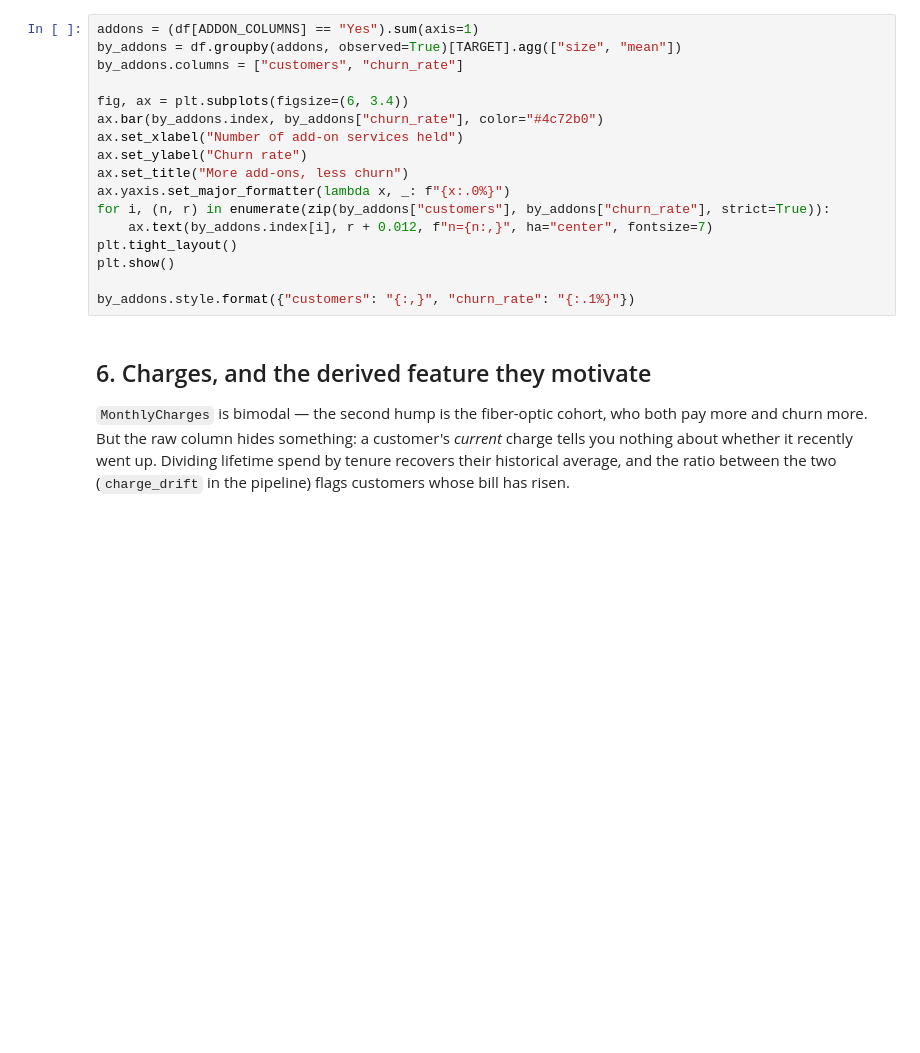
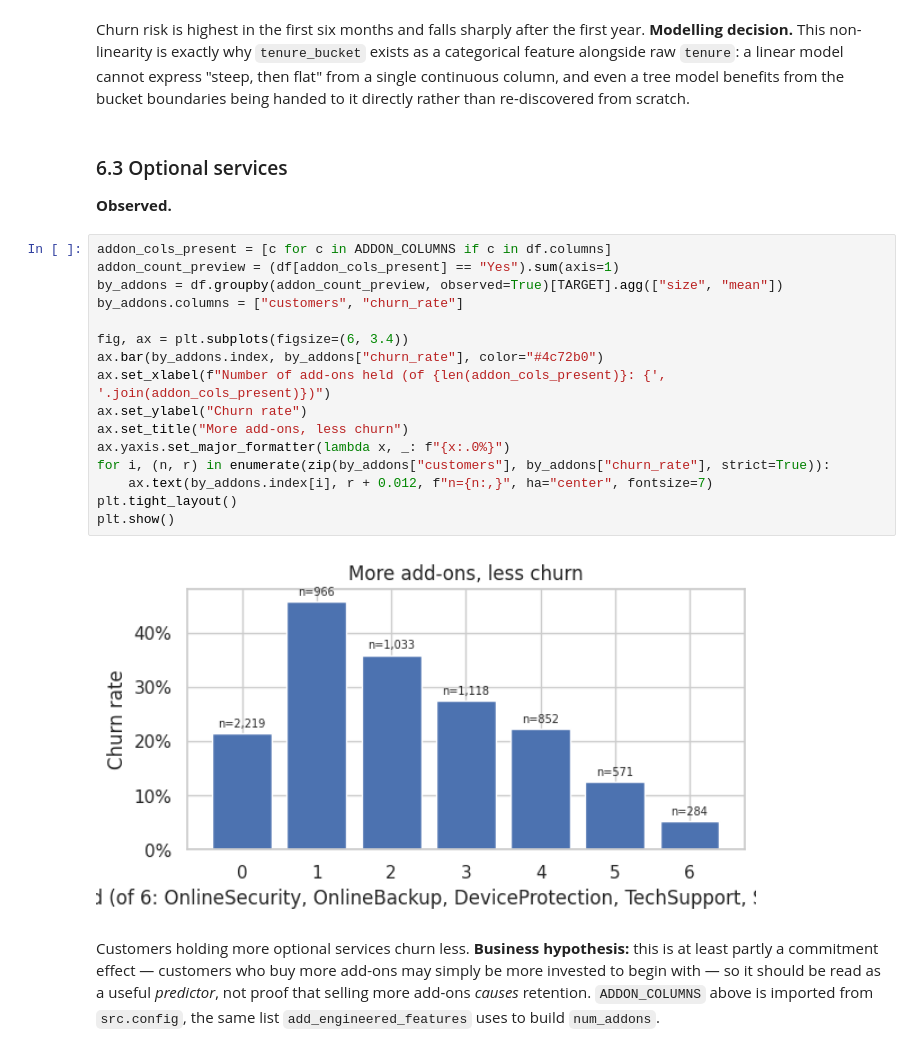
Before and after one commit to amogh0820/telco-churn-mlops, a Jupyter notebook: notebooks/01_eda.ipynb, the cells around one changed output. Saved outputs shown, nothing was run; the diff lists cells and outputs as text; blank space fills up the shorter version.

```diff
--- a/notebooks/01_eda.ipynb
+++ b/notebooks/01_eda.ipynb
@@ -161,26 +291,36 @@ at-risk month-to-month customers) would settle whether it is causal.
+# %% [markdown]
+Churn risk is highest in the first six months and falls sharply after
+the first year. **Modelling decision.** This non-linearity is exactly why
+`tenure_bucket` exists as a categorical feature alongside raw `tenure`: a
+linear model cannot express "steep, then flat" from a single continuous
+column, and even a tree model benefits from the bucket boundaries being
+handed to it directly rather than re-discovered from scratch.
+# %% [markdown]
+### 6.3 Optional services
+
+**Observed.**
 # %%
-addons = (df[ADDON_COLUMNS] == "Yes").sum(axis=1)
-by_addons = df.groupby(addons, observed=True)[TARGET].agg(["size", "mean"])
+addon_cols_present = [c for c in ADDON_COLUMNS if c in df.columns]
+addon_count_preview = (df[addon_cols_present] == "Yes").sum(axis=1)
+by_addons = df.groupby(addon_count_preview, observed=True)[TARGET].agg(["size", "mean"])
 by_addons.columns = ["customers", "churn_rate"]
 
 fig, ax = plt.subplots(figsize=(6, 3.4))
 ax.bar(by_addons.index, by_addons["churn_rate"], color="#4c72b0")
-ax.set_xlabel("Number of add-on services held")
+ax.set_xlabel(f"Number of add-ons held (of {len(addon_cols_present)}: {', '.join(addon_cols_present)})")
 ax.set_ylabel("Churn rate")
 ax.set_title("More add-ons, less churn")
 ax.yaxis.set_major_formatter(lambda x, _: f"{x:.0%}")
 for i, (n, r) in enumerate(zip(by_addons["customers"], by_addons["churn_rate"], strict=True)):
     ax.text(by_addons.index[i], r + 0.012, f"n={n:,}", ha="center", fontsize=7)
 plt.tight_layout()
 plt.show()
-
-by_addons.style.format({"customers": "{:,}", "churn_rate": "{:.1%}"})
+# %% [output]
+[figure, added]
-# %% [markdown]
-## 6. Charges, and the derived feature they motivate
-
-`MonthlyCharges` is bimodal — the second hump is the fiber-optic cohort, who
-both pay more and churn more. But the raw column hides something: a
-customer's *current* charge tells you nothing about whether it recently went
-up. Dividing lifetime spend by tenure recovers their historical average, and
-the ratio between the two (`charge_drift` in the pipeline) flags customers
-whose bill has risen.
+# %% [markdown]
+Customers holding more optional services churn less. **Business
+hypothesis:** this is at least partly a commitment effect — customers who
+buy more add-ons may simply be more invested to begin with — so it should
+be read as a useful *predictor*, not proof that selling more add-ons
+*causes* retention. `ADDON_COLUMNS` above is imported from `src.config`,
+the same list `add_engineered_features` uses to build `num_addons`.
```
Also changed, not shown: parts of 51 cells of this notebook, 1 other file.
